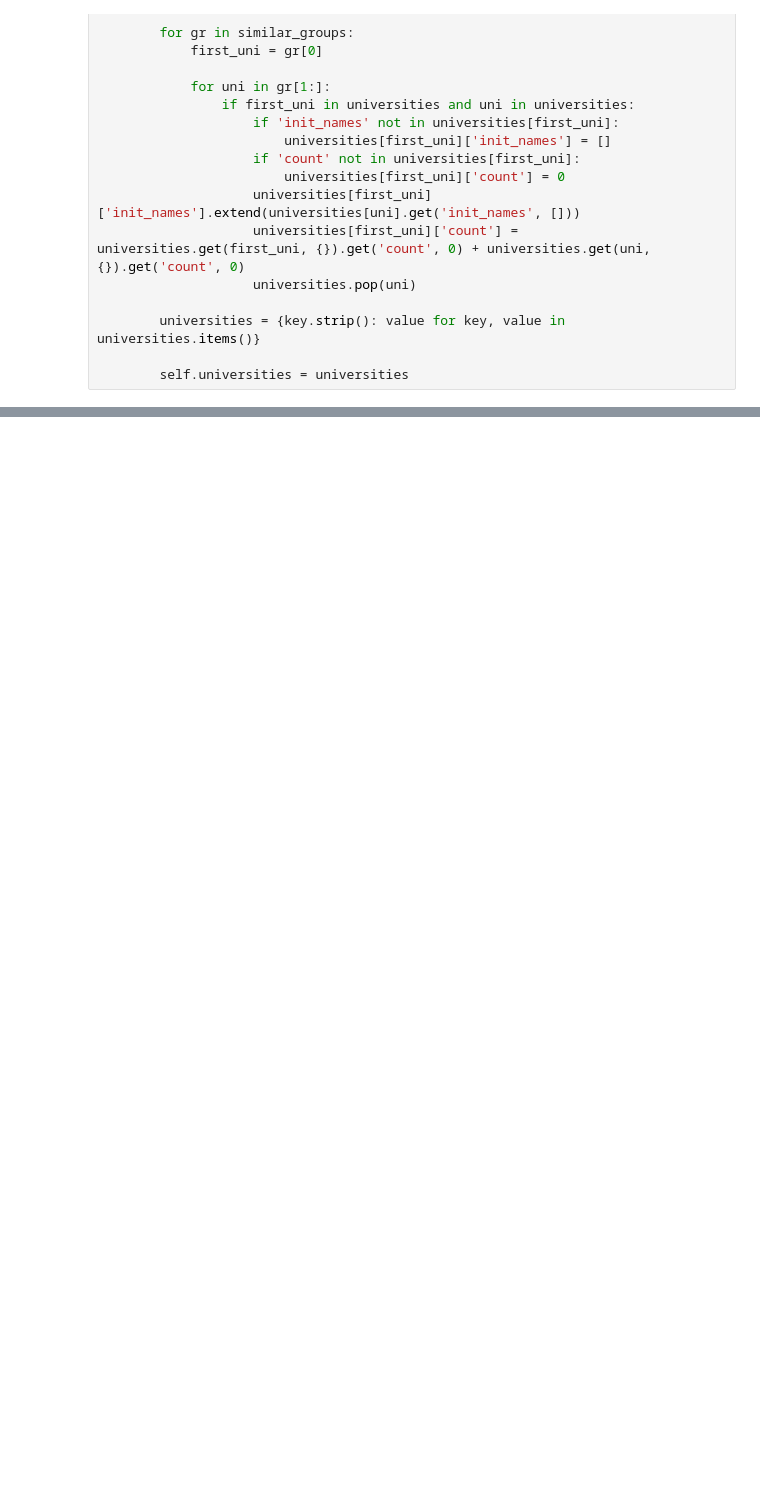
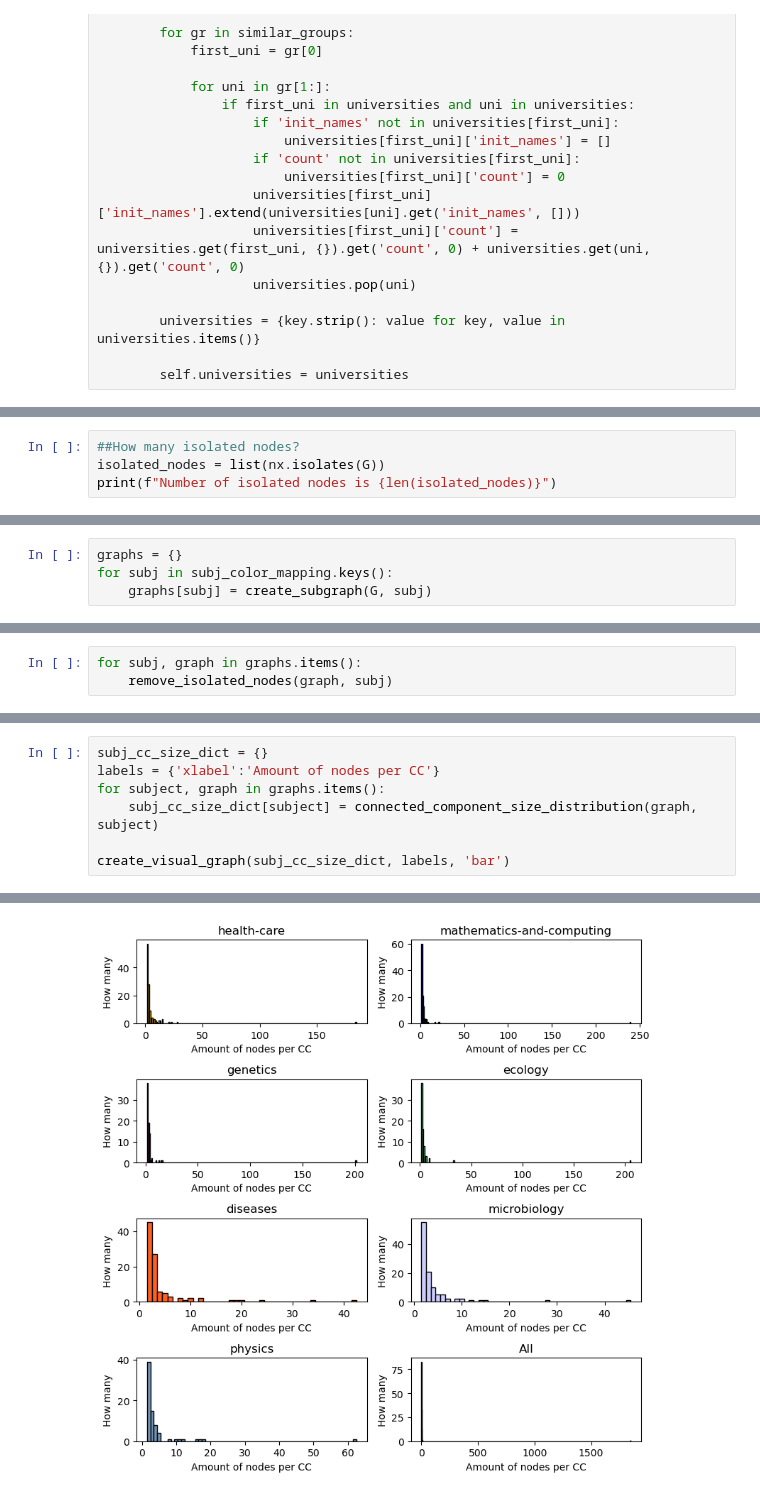
Before and after one commit to florian-comte/dtu-socialgraphs2023-project, a Jupyter notebook: project.ipynb, the cells around one changed output, grey strips where cells are left out. Cells and saved outputs as stored; diff of their text form; blank space fills up the shorter version.

```diff
--- a/project.ipynb
+++ b/project.ipynb
@@ -281,0 +372,4 @@ def create_edges(data, u1,u2):
+# %%
+##How many isolated nodes?
+isolated_nodes = list(nx.isolates(G))
+print(f"Number of isolated nodes is {len(isolated_nodes)}")
@@ -384,0 +532,4 @@ degree_distribution(G)
+# %%
+graphs = {}
+for subj in subj_color_mapping.keys():
+    graphs[subj] = create_subgraph(G, subj)
@@ -384,0 +556,3 @@ degree_distribution(G)
+# %%
+for subj, graph in graphs.items():
+    remove_isolated_nodes(graph, subj)
@@ -384,0 +573,8 @@ degree_distribution(G)
+# %%
+subj_cc_size_dict = {}
+labels = {'xlabel':'Amount of nodes per CC'}
+for subject, graph in graphs.items():
+    subj_cc_size_dict[subject] = connected_component_size_distribution(graph, subject)
+
+create_visual_graph(subj_cc_size_dict, labels, 'bar')
+# %% [output]
@@ -384,0 +598 @@ degree_distribution(G)
+[figure, added]
```
Also changed, not shown: parts of 43 cells of this notebook.
